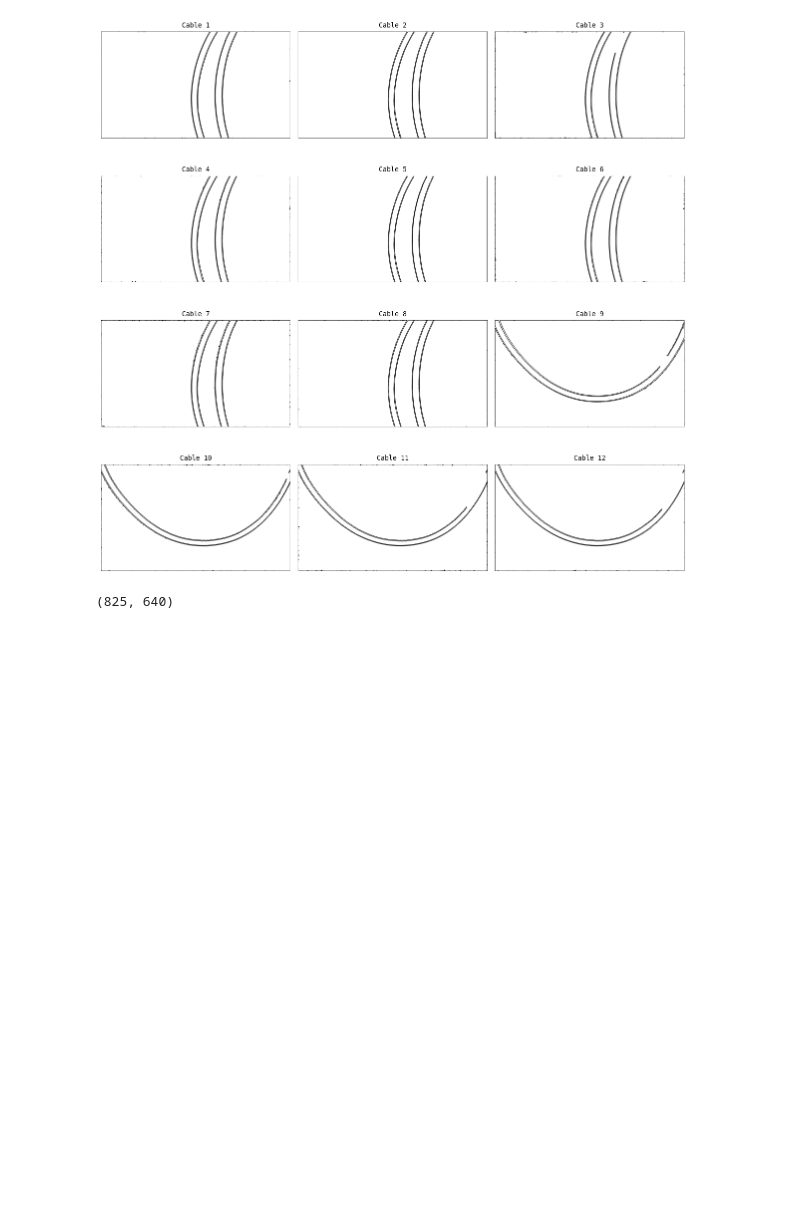
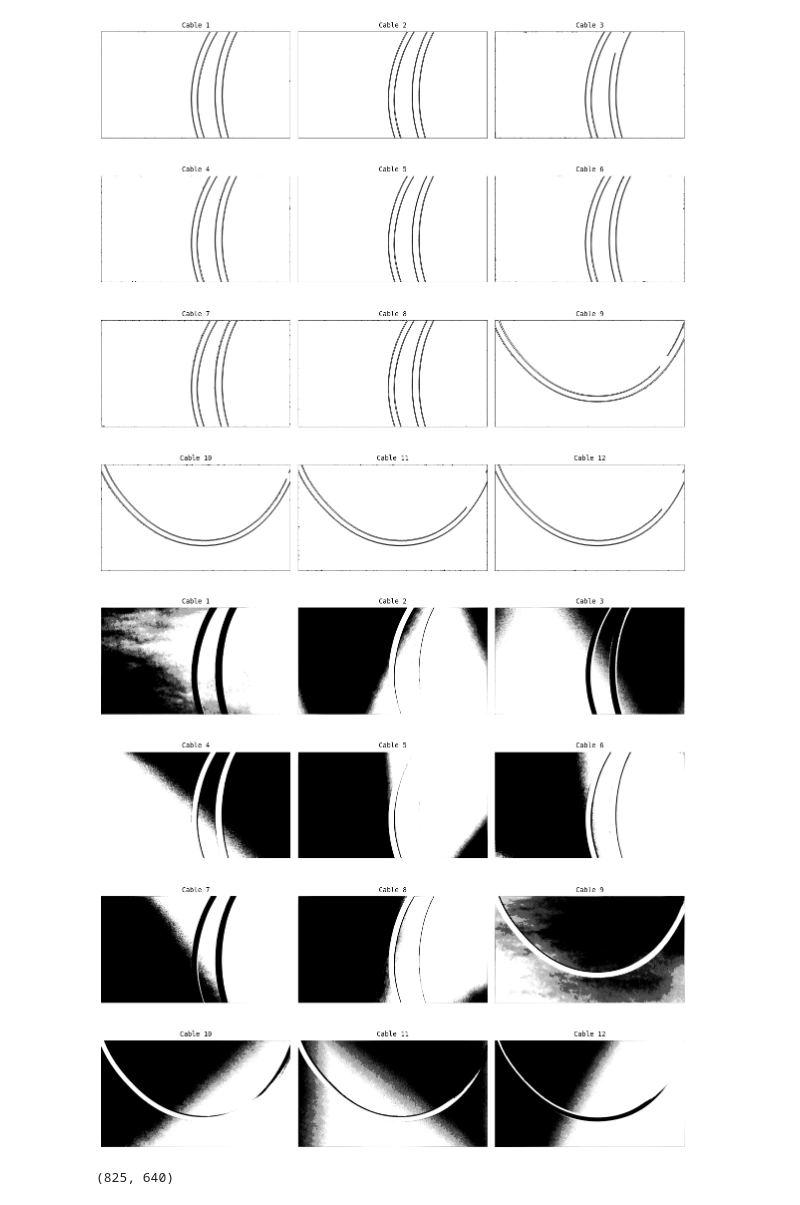
Before and after one commit to SparrowHere/img-procc, a Jupyter notebook: src/test.ipynb, the cells around one changed output. Saved outputs shown, nothing was run; the diff lists cells and outputs as text; code cells hidden in the pictures; blank space fills up the shorter version.

Commit message:
Added `levelSetSeg` uses chan vese segmentation to `homework_2.py`

```diff
--- a/src/test.ipynb
+++ b/src/test.ipynb
@@ -68,6 +68,25 @@ plt.tight_layout()
 plt.show()
 # %% [output]
 [figure]
+# %%
+# Level Set Segmentation
+from skimage import segmentation
+
+level_set_images = []
+for i in range(12):
+    level_set_images.append(segmentation.chan_vese(gray_cables[i], mu=0.25, lambda1=1, lambda2=1, tol=1e-3, max_num_iter=1000, dt=0.5, init_level_set="checkerboard"))
+# %%
+# Plot the images
+fig, ax = plt.subplots(4, 3, figsize=(12, 12))
+for i in range(4):
+    for j in range(3):
+        ax[i, j].imshow(level_set_images[i * 3 + j], cmap="gray")
+        ax[i, j].axis("off")
+        ax[i, j].set_title(f"Cable {i * 3 + j + 1}")
+plt.tight_layout();
+plt.show();
+# %% [output]
+[figure, added]
 # %%
 # Lincoln
 lincoln = cv2.imread("/home/sparrow/cv/data/lincoln.png")
```
Also changed, not shown: parts of 1 cell of this notebook, 3 other files.
